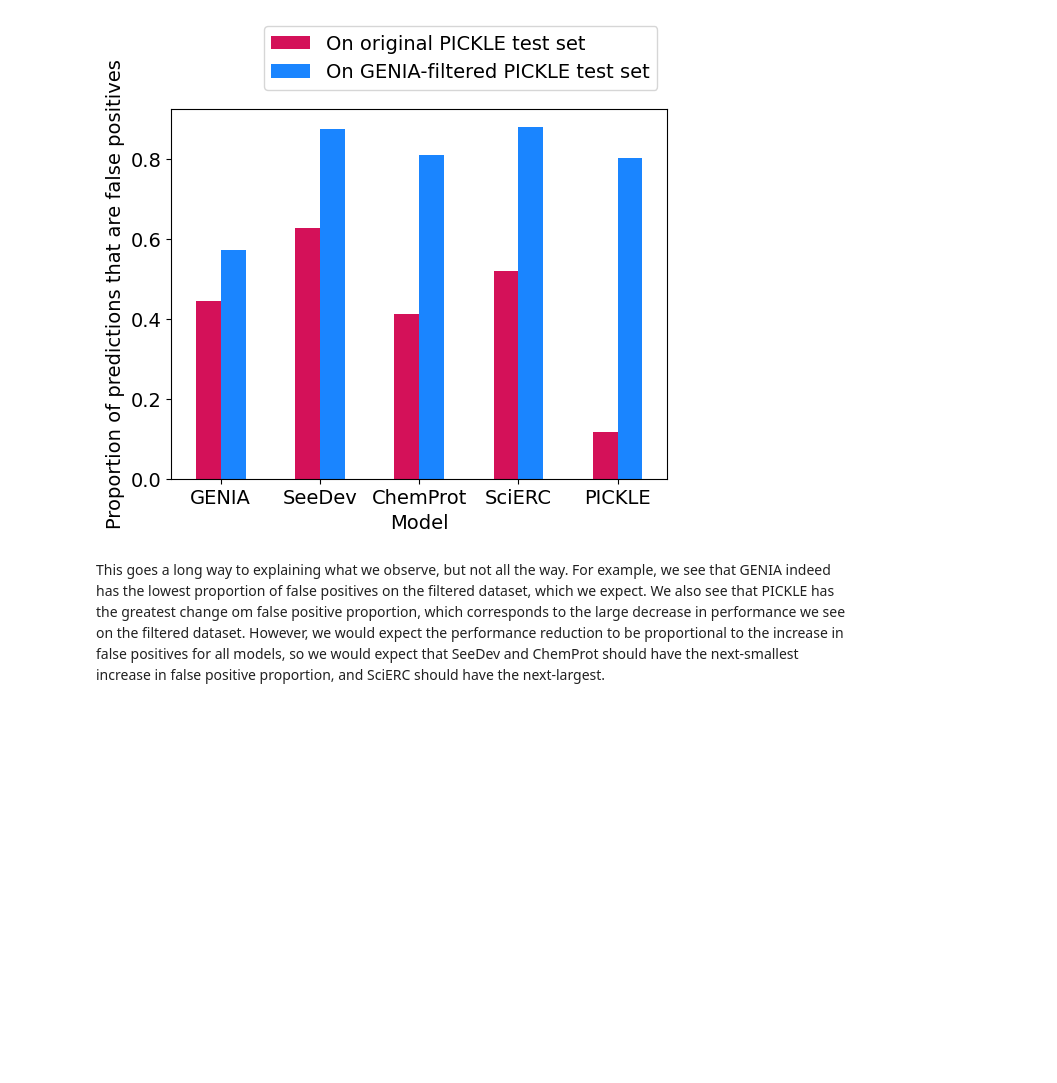
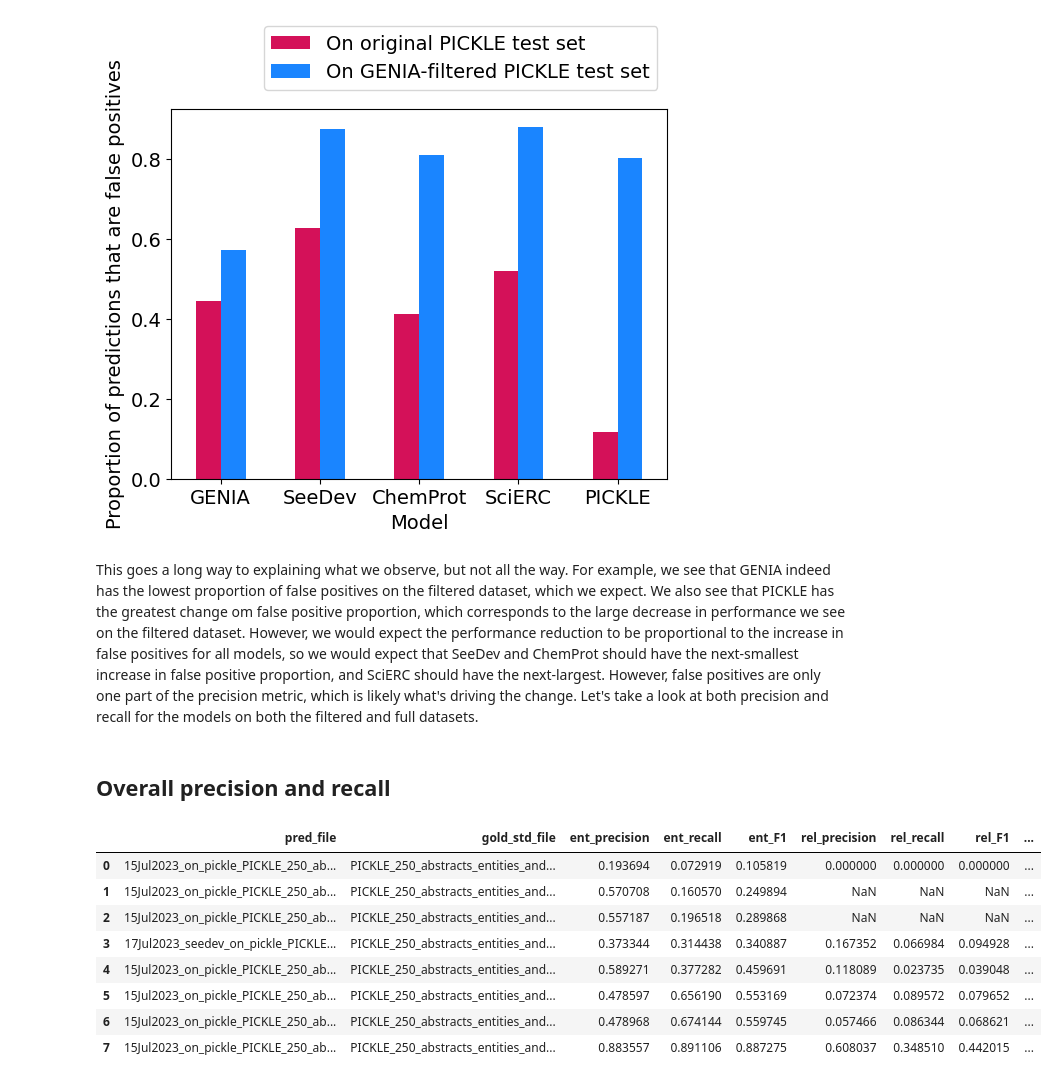
Before and after one commit to ShiuLab/pickle-corpus-code, a Jupyter notebook: jupyter_notebooks/mismatched_entity_pred_analysis.ipynb, the cells around one changed output. Saved outputs shown, nothing was run; the diff lists cells and outputs as text; code cells hidden in the pictures; blank space fills up the shorter version.

```diff
--- a/jupyter_notebooks/mismatched_entity_pred_analysis.ipynb
+++ b/jupyter_notebooks/mismatched_entity_pred_analysis.ipynb
@@ -173,4 +173,23 @@ plt.savefig('../data/straying_off_topic_data/model_performance/false_pos_compari
 # %% [output]
 [figure]
 # %% [markdown]
-This goes a long way to explaining what we observe, but not all the way. For example, we see that GENIA indeed has the lowest proportion of false positives on the filtered dataset, which we expect. We also see that PICKLE has the greatest change om false positive proportion, which corresponds to the large decrease in performance we see on the filtered dataset. However, we would expect the performance reduction to be proportional to the increase in false positives for all models, so we would expect that SeeDev and ChemProt should have the next-smallest increase in false positive proportion, and SciERC should have the next-largest.
+This goes a long way to explaining what we observe, but not all the way. For example, we see that GENIA indeed has the lowest proportion of false positives on the filtered dataset, which we expect. We also see that PICKLE has the greatest change om false positive proportion, which corresponds to the large decrease in performance we see on the filtered dataset. However, we would expect the performance reduction to be proportional to the increase in false positives for all models, so we would expect that SeeDev and ChemProt should have the next-smallest increase in false positive proportion, and SciERC should have the next-largest. However, false positives are only one part of the precision metric, which is likely what's driving the change. Let's take a look at both precision and recall for the models on both the filtered and full datasets.
+# %% [markdown]
+## Overall precision and recall
+# %%
+orig_perf_seedev = pd.read_csv('../data/straying_off_topic_data/model_output/dygiepp/15Jul2023_all_on_pickle_but_seedev/performance/17Jul2023_seedev_on_pickle_performance_no_labels.csv')
+orig_perf_all = pd.read_csv('../data/straying_off_topic_data/model_output/dygiepp/15Jul2023_all_on_pickle_but_seedev/performance/15Jul2023_all_on_pickle_no_seedev_performance.csv')
+orig_perf_all = pd.concat([orig_perf_seedev, orig_perf_all])
+orig_perf_all['model'] = orig_perf_all['pred_file'].str.split('_').str[-2]
+orig_perf_all = orig_perf_all.reset_index(drop=True).sort_values('ent_F1').reset_index(drop=True)
+orig_perf_all
+# %% [output]
+|  | pred_file | gold_std_file | ent_precision | ent_recall | ent_F1 | rel_precision | rel_recall | rel_F1 | ... |
+| 0 | 15Jul2023_on_pickle_PICKLE_250_ab... | PICKLE_250_abstracts_entities_and... | 0.193694 | 0.072919 | 0.105819 | 0.000000 | 0.000000 | 0.000000 | ... |
+| 1 | 15Jul2023_on_pickle_PICKLE_250_ab... | PICKLE_250_abstracts_entities_and... | 0.570708 | 0.160570 | 0.249894 | NaN | NaN | NaN | ... |
+| 2 | 15Jul2023_on_pickle_PICKLE_250_ab... | PICKLE_250_abstracts_entities_and... | 0.557187 | 0.196518 | 0.289868 | NaN | NaN | NaN | ... |
+| 3 | 17Jul2023_seedev_on_pickle_PICKLE... | PICKLE_250_abstracts_entities_and... | 0.373344 | 0.314438 | 0.340887 | 0.167352 | 0.066984 | 0.094928 | ... |
+| 4 | 15Jul2023_on_pickle_PICKLE_250_ab... | PICKLE_250_abstracts_entities_and... | 0.589271 | 0.377282 | 0.459691 | 0.118089 | 0.023735 | 0.039048 | ... |
+| 5 | 15Jul2023_on_pickle_PICKLE_250_ab... | PICKLE_250_abstracts_entities_and... | 0.478597 | 0.656190 | 0.553169 | 0.072374 | 0.089572 | 0.079652 | ... |
+| 6 | 15Jul2023_on_pickle_PICKLE_250_ab... | PICKLE_250_abstracts_entities_and... | 0.478968 | 0.674144 | 0.559745 | 0.057466 | 0.086344 | 0.068621 | ... |
+| 7 | 15Jul2023_on_pickle_PICKLE_250_ab... | PICKLE_250_abstracts_entities_and... | 0.883557 | 0.891106 | 0.887275 | 0.608037 | 0.348510 | 0.442015 | ... |
```
Also changed, not shown: parts of 8 cells of this notebook.
